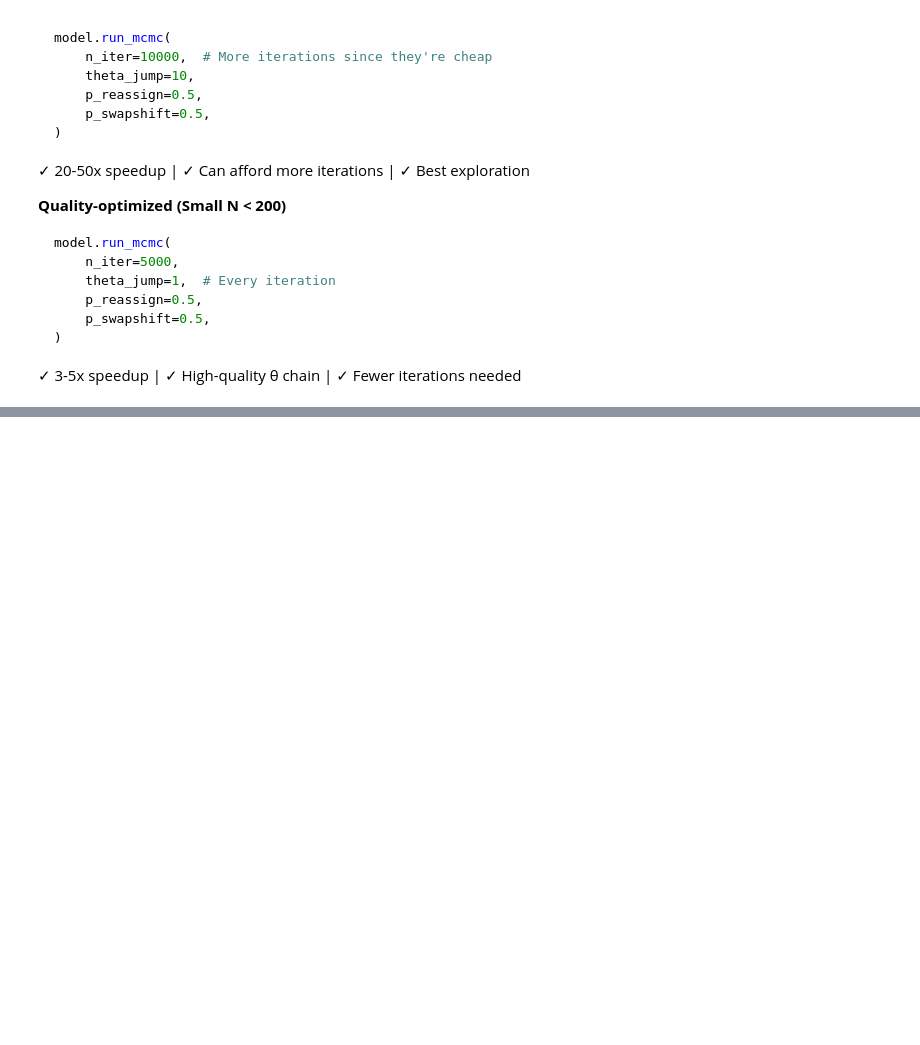
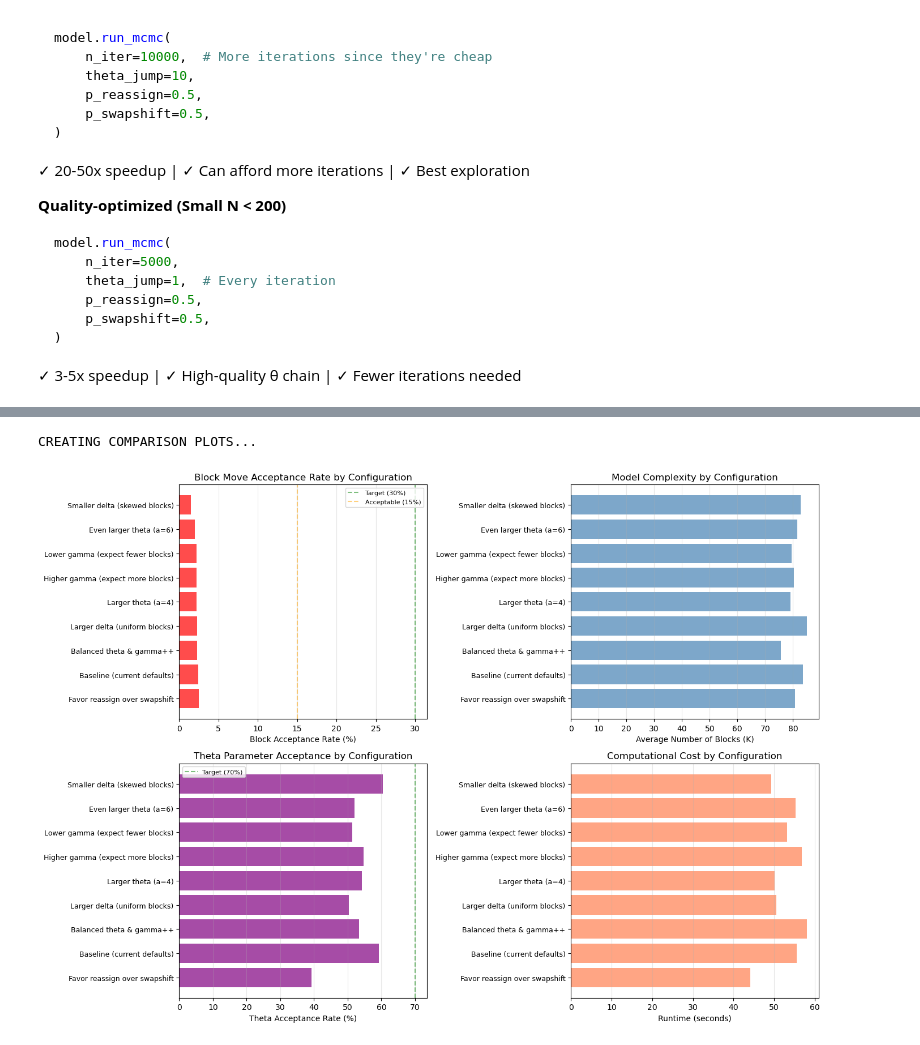
Before and after one commit to jonanord-gd/TiedBayesMallows, a Jupyter notebook: TiedMallowsRunModel.ipynb, the cells around one changed output, grey strips where cells are left out. Drawn from its saved outputs; the diff is of its cells as text; code cells hidden in the pictures; blank space fills up the shorter version.

```diff
--- a/TiedMallowsRunModel.ipynb
+++ b/TiedMallowsRunModel.ipynb
@@ -2801,0 +3877,73 @@ model.run_mcmc(
+# %%
+# VISUALIZATION: Compare trial results
+
+print("CREATING COMPARISON PLOTS...")
+print()
+
+# Extract data for plotting
+valid_results = results_df[results_df['Block_Acc_%'].notna()].copy()
+valid_results = valid_results.sort_values('Block_Acc_%', ascending=False)
+
+if len(valid_results) > 0:
+    fig, axes = plt.subplots(2, 2, figsize=(14, 10))
+
+    # Plot 1: Block Acceptance Rate
+    ax = axes[0, 0]
+    colors = ['green' if x > 30 else 'orange' if x > 15 else 'red'
+              for x in valid_results['Block_Acc_%']]
+    ax.barh(range(len(valid_results)), valid_results['Block_Acc_%'], color=colors, alpha=0.7)
+    ax.set_yticks(range(len(valid_results)))
+    ax.set_yticklabels(valid_results['Config'], fontsize=9)
+    ax.set_xlabel('Block Acceptance Rate (%)')
+    ax.set_title('Block Move Acceptance Rate by Configuration')
+    ax.axvline(30, color='g', linestyle='--', alpha=0.5, label='Target (30%)')
+    ax.axvline(15, color='orange', linestyle='--', alpha=0.5, label='Acceptable (15%)')
+    ax.legend(fontsize=8)
+    ax.grid(alpha=0.3, axis='x')
+
+    # Plot 2: Average K
+    ax = axes[0, 1]
+    ax.barh(range(len(valid_results)), valid_results['Avg_K'], color='steelblue', alpha=0.7)
+    ax.set_yticks(range(len(valid_results)))
+    ax.set_yticklabels(valid_results['Config'], fontsize=9)
+    ax.set_xlabel('Average Number of Blocks (K)')
+    ax.set_title('Model Complexity by Configuration')
+    ax.grid(alpha=0.3, axis='x')
+
+    # Plot 3: Theta Acceptance
+    ax = axes[1, 0]
+    theta_valid = valid_results.dropna(subset=['Theta_Acc_%'])
+    if len(theta_valid) > 0:
+        ax.barh(range(len(theta_valid)), theta_valid['Theta_Acc_%'], color='purple', alpha=0.7)
+        ax.set_yticks(range(len(theta_valid)))
+        ax.set_yticklabels(theta_valid['Config'], fontsize=9)
+        ax.set_xlabel('Theta Acceptance Rate (%)')
+        ax.set_title('Theta Parameter Acceptance by Configuration')
+        ax.axvline(70, color='g', linestyle='--', alpha=0.5, label='Target (70%)')
+        ax.legend(fontsize=8)
+        ax.grid(alpha=0.3, axis='x')
+
+    # Plot 4: Runtime comparison
+    ax = axes[1, 1]
+    ax.barh(range(len(valid_results)), valid_results['Time_s'], color='coral', alpha=0.7)
+    ax.set_yticks(range(len(valid_results)))
+    ax.set_yticklabels(valid_results['Config'], fontsize=9)
+    ax.set_xlabel('Runtime (seconds)')
+    ax.set_title('Computational Cost by Configuration')
+    ax.grid(alpha=0.3, axis='x')
+
+    plt.tight_layout()
+    plt.show()
+
+    print("✓ Comparison plots complete")
+    print()
+
+# Summary table - sorted by block acceptance
+print("CONFIGURATIONS RANKED BY BLOCK ACCEPTANCE:")
+print("-" * 80)
+summary_cols = ['Config', 'Block_Acc_%', 'Avg_K', 'K_Range', 'Time_s']
+print(valid_results[summary_cols].to_string(index=False))
+print()
+# %% [output]
+CREATING COMPARISON PLOTS...
+[figure, added]
```
Also changed, not shown: parts of 22 cells of this notebook, 1 other file.
